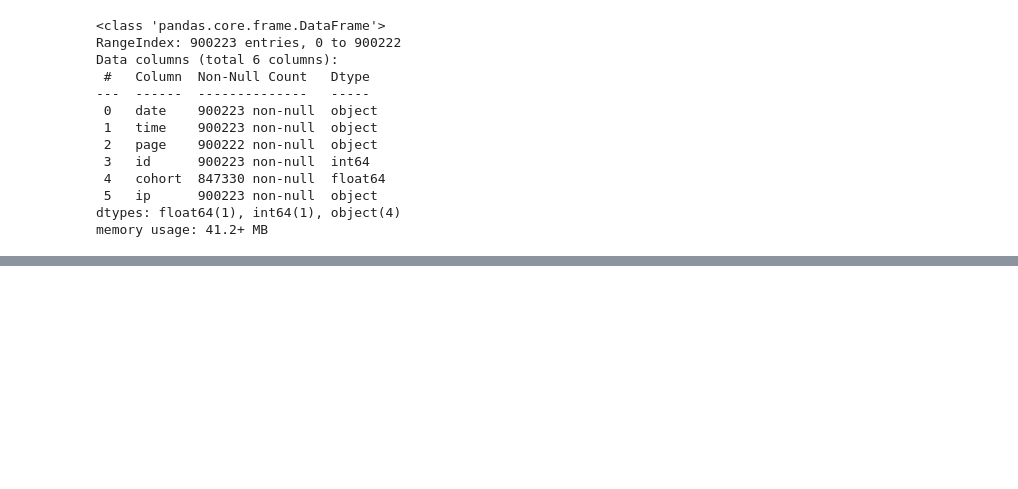
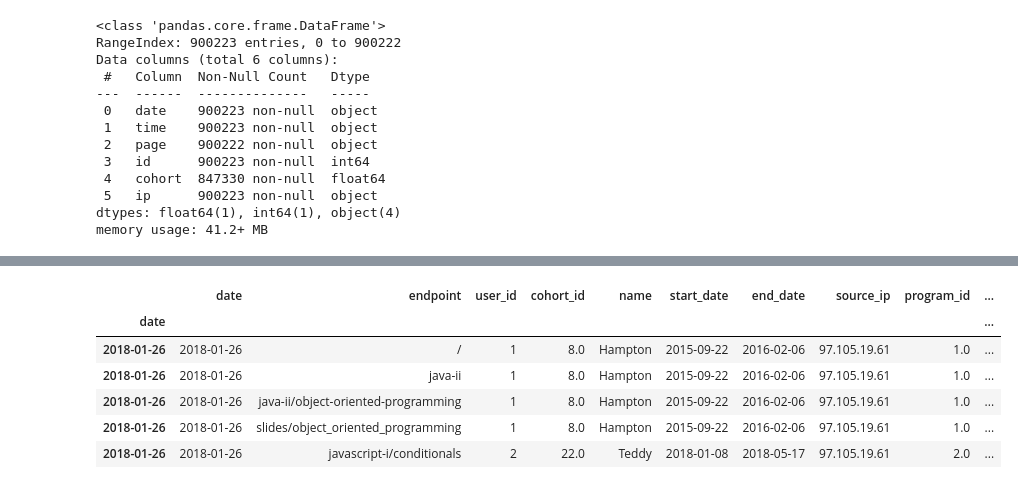
Before and after one commit to codeupdonuts/anomaly-project, a Jupyter notebook: cristina-notebook.ipynb, the cells around one changed output, grey strips where cells are left out. Cells and saved outputs as stored; diff of their text form; code cells hidden in the pictures; blank space fills up the shorter version.

```diff
--- a/cristina-notebook.ipynb
+++ b/cristina-notebook.ipynb
@@ -139,0 +194,12 @@ memory usage: 41.2+ MB
+# %%
+#Taking all activity for students, not staff
+student_df = df[df.name != "Staff"]
+student_df.head()
+# %% [output]
+|  | date | endpoint | user_id | cohort_id | name | start_date | end_date | source_ip | program_id | ... |
+| date |  |  |  |  |  |  |  |  |  | ... |
+| 2018-01-26 | 2018-01-26 | / | 1 | 8.0 | Hampton | 2015-09-22 | 2016-02-06 | 97.105.19.61 | 1.0 | ... |
+| 2018-01-26 | 2018-01-26 | java-ii | 1 | 8.0 | Hampton | 2015-09-22 | 2016-02-06 | 97.105.19.61 | 1.0 | ... |
+| 2018-01-26 | 2018-01-26 | java-ii/object-oriented-programming | 1 | 8.0 | Hampton | 2015-09-22 | 2016-02-06 | 97.105.19.61 | 1.0 | ... |
+| 2018-01-26 | 2018-01-26 | slides/object_oriented_programming | 1 | 8.0 | Hampton | 2015-09-22 | 2016-02-06 | 97.105.19.61 | 1.0 | ... |
+| 2018-01-26 | 2018-01-26 | javascript-i/conditionals | 2 | 22.0 | Teddy | 2018-01-08 | 2018-05-17 | 97.105.19.61 | 2.0 | ... |
```
Also changed, not shown: parts of 10 cells of this notebook.
